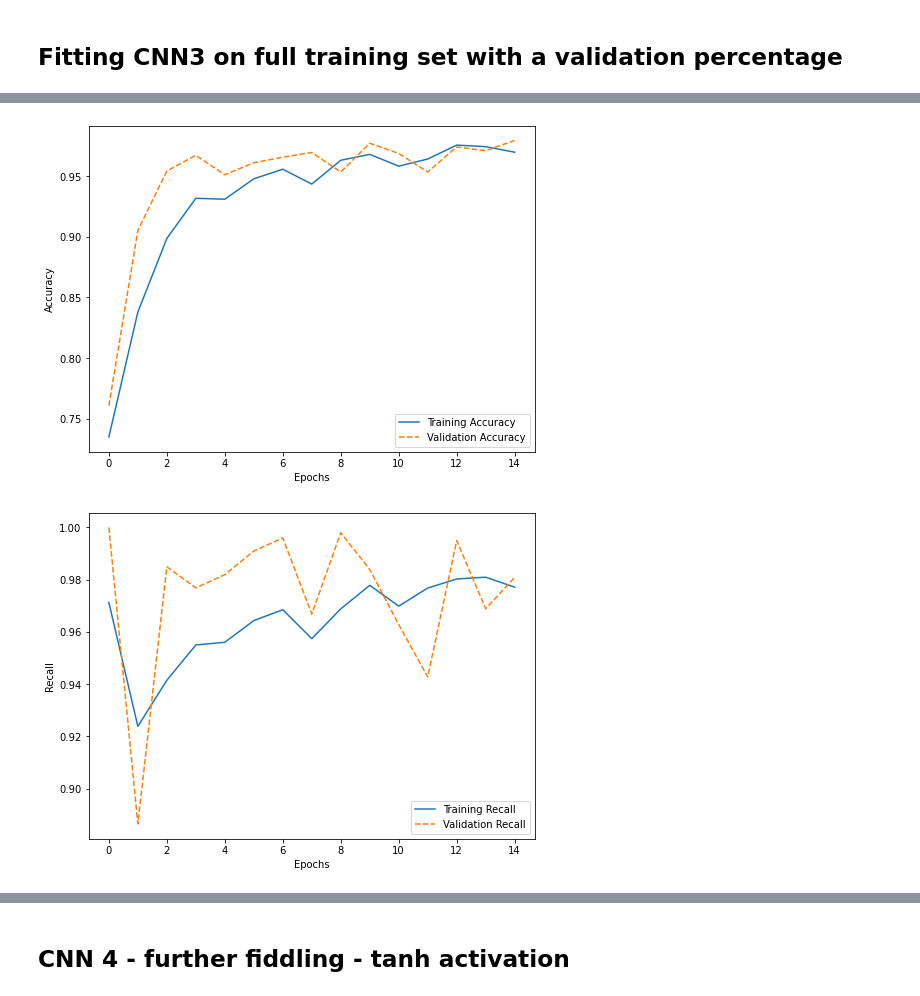
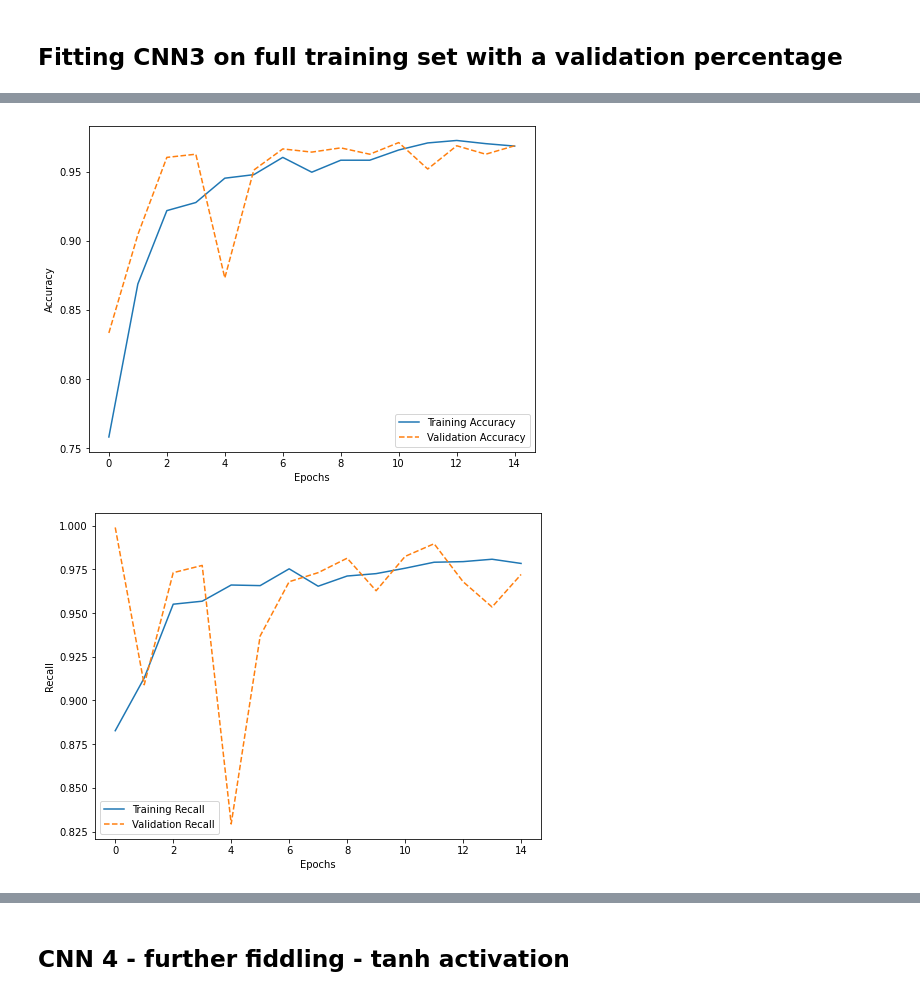
Before and after one commit to Luv2bnanook44/flatiron_phase4_project, a Jupyter notebook: notebooks/svitlana_notebook.ipynb, the cells around one changed output, grey strips where cells are left out. Saved outputs shown, nothing was run; the diff lists cells and outputs as text; code cells hidden in the pictures.

Commit message:
final model on test set

```diff
--- a/notebooks/svitlana_notebook.ipynb
+++ b/notebooks/svitlana_notebook.ipynb
@@ -451,23 +448,23 @@ plt.legend();
 # %% [markdown]
 ## Fitting CNN3 on full training set with a validation percentage
 # %%
-model3 = models.Sequential()
-model3.add(layers.Conv2D(32, (8, 8), activation='relu',
+model4 = models.Sequential()
+model4.add(layers.Conv2D(32, (8, 8), activation='relu',
                         input_shape=(224 , 224, 1)))
-model3.add(layers.MaxPooling2D((2, 2)))
+model4.add(layers.MaxPooling2D((2, 2)))
 
-model3.add(layers.Conv2D(32, (4, 4), activation='relu'))
-model3.add(layers.MaxPooling2D((2, 2), padding = 'same'))
+model4.add(layers.Conv2D(32, (4, 4), activation='relu'))
+model4.add(layers.MaxPooling2D((2, 2), padding = 'same'))
 
-model3.add(LeakyReLU())
-model3.add(layers.MaxPooling2D((2, 2), padding = 'same'))
+model4.add(LeakyReLU())
+model4.add(layers.MaxPooling2D((2, 2), padding = 'same'))
 
-model3.add(Dropout(.5))
-model3.add(layers.Flatten())
-model3.add(layers.Dense(64, activation='relu'))
-model3.add(layers.Dense(1, activation='sigmoid'))
+model4.add(Dropout(.5))
+model4.add(layers.Flatten())
+model4.add(layers.Dense(64, activation='relu'))
+model4.add(layers.Dense(1, activation='sigmoid'))
 
-model3.compile(loss='binary_crossentropy',
+model4.compile(loss='binary_crossentropy',
               optimizer='rmsprop',
               metrics=(['accuracy'], metrics.Recall()))
 # %%
@@ -503,23 +510,31 @@ model_loss_val3 = history3.history['val_loss']
+# %%
+model_epochs4 = history4.epoch
+model_recall_train4 = history4.history['recall_5']
+model_recall_val4 = history4.history['val_recall_5']
+model_accuracy_train4 = history4.history['accuracy']
+model_accuracy_val4 = history4.history['val_accuracy']
+model_loss_train4 = history4.history['loss']
+model_loss_val4 = history4.history['val_loss']
 # %%
 fig, ax = plt.subplots(figsize = (8,6))
 
-ax.plot(model_epochs3, model_accuracy_train3, label = 'Training Accuracy')
-ax.plot(model_epochs3, model_accuracy_val3, linestyle = '--', label = 'Validation Accuracy')
+ax.plot(model_epochs4, model_accuracy_train4, label = 'Training Accuracy')
+ax.plot(model_epochs4, model_accuracy_val4, linestyle = '--', label = 'Validation Accuracy')
 ax.set_xlabel("Epochs")
 ax.set_ylabel("Accuracy")
 plt.legend();
 # %% [output]
-[figure, old version]
+[figure, new version]
 # %%
 fig, ax = plt.subplots(figsize = (8,6))
 
-ax.plot(model_epochs3, model_recall_train3, label = 'Training Recall')
-ax.plot(model_epochs3, model_recall_val3, linestyle = '--', label = 'Validation Recall')
+ax.plot(model_epochs4, model_recall_train4, label = 'Training Recall')
+ax.plot(model_epochs4, model_recall_val4, linestyle = '--', label = 'Validation Recall')
 ax.set_xlabel("Epochs")
 ax.set_ylabel("Recall")
 plt.legend();
 # %% [output]
-[figure, old version]
+[figure, new version]
 # %%
 fig, ax = plt.subplots(figsize = (8,6))
 
```
Also changed, not shown: parts of 39 cells of this notebook.
